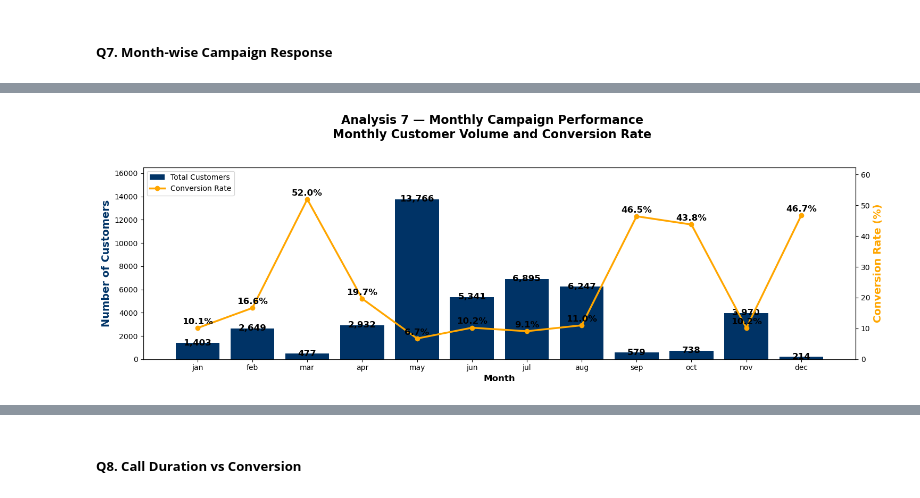
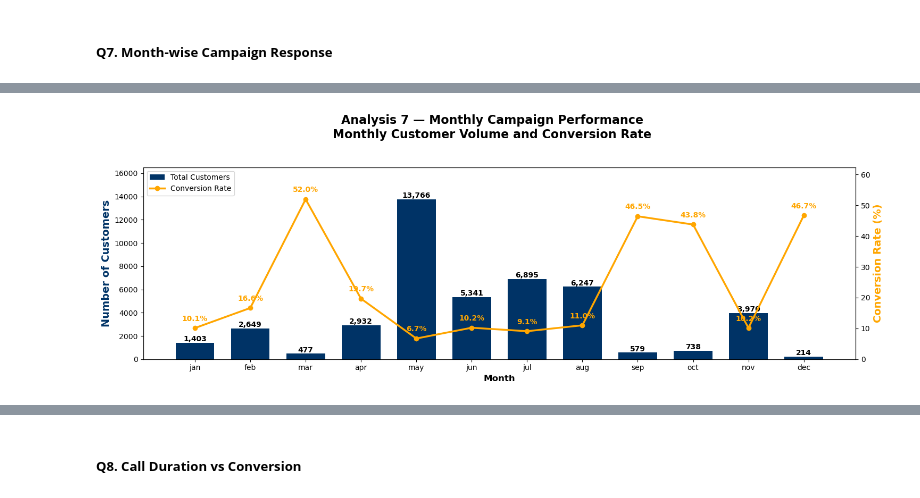
Before and after one commit to annugit1655/Bank-TeleMarketing, a Jupyter notebook: notebooks/02-bivariate-correlation-analysis.ipynb, the cells around one changed output, grey strips where cells are left out. Cells and saved outputs as stored; diff of their text form; code cells hidden in the pictures.

```diff
--- a/notebooks/02-bivariate-correlation-analysis.ipynb
+++ b/notebooks/02-bivariate-correlation-analysis.ipynb
@@ -782,14 +691,16 @@ month_success['success_rate'] = (
     100 * month_success['yes'] / month_success['total']
 )
 
-# ---------------------- Visualization ----------------------
+# Visualization
 fig, ax = plt.subplots(figsize=(15, 5))
 
-# Customer volume (bar chart)
+# ------------------------------- Customer volume (bar chart) --------------------------------------------------------
 ax.bar(
     month_success.index,
     month_success['total'],
     color='#003366',
+    width=0.7,
+    zorder=2,
     label='Total Customers'
 )
 
@@ -807,8 +718,9 @@ ax.set_ylim(
 
 # Annotate bar
 for i, count in enumerate(month_success['total']):
-    ax.text(i, count, f"{count:,}", color='k', ha='center', va='center', fontsize=12, fontweight='bold')
+    ax.text(i, count+300, f"{count:,}", color='k', ha='center', va='center', fontsize=10, fontweight='bold')
 
+# ------------------------------------- Conversion Rate (line plot) -----------------------------------------------------------
 # Secondary axis for conversion rate
 ax1 = ax.twinx()
 ax1.plot(
@@ -828,32 +740,33 @@ ax1.set_ylabel(
 )
 
 ax1.set_ylim(
     0,
     month_success['success_rate'].max() * 1.2
 )
 
 # Annotate the line
 for i, rate in enumerate(month_success['success_rate']):
-    ax1.text(i, rate+2, f"{rate:.1f}%", fontsize=12, fontweight='bold', ha='center', va='center', color='k')
+    ax1.text(i, rate+3, f"{rate:.1f}%", fontsize=10, fontweight='bold', ha='center', va='center', color='#ffa600')
+
 # Title (fixed)
 fig.suptitle(
     "Analysis 7 — Monthly Campaign Performance\n"
     "Monthly Customer Volume and Conversion Rate",
     fontsize=16,
     fontweight='bold',
     y=1.04
 )
 
 # X-axis label
 ax.set_xlabel('Month', fontsize=12, fontweight='bold')
 
 
 # Combined legends
 h1, l1 = ax.get_legend_handles_labels()
 h2, l2 = ax1.get_legend_handles_labels()
 ax1.legend(h1+h2, l1+l2, loc='upper left')
 
 plt.tight_layout()
 plt.show()
 # %% [output]
-[figure, old version]
+[figure, new version]
```
Also changed, not shown: parts of 2 cells of this notebook.
